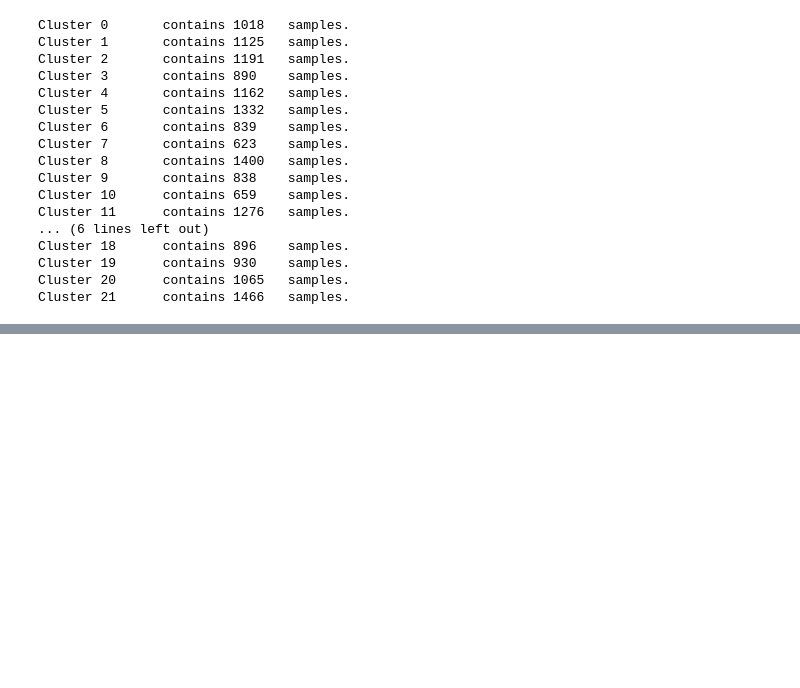
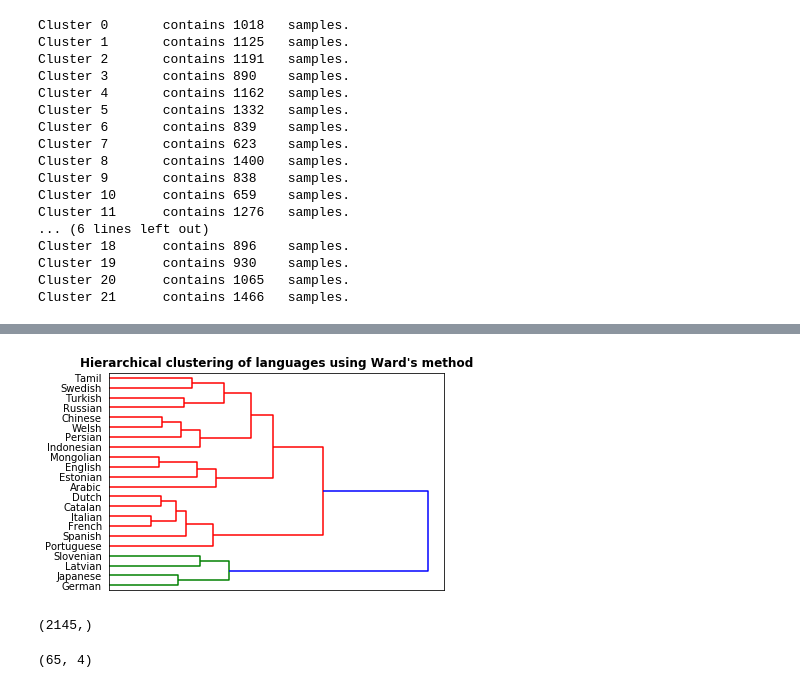
Before and after one commit to larswe/introductory-applied-machine-learning, a Jupyter notebook: Coursework 2/templates/Untitled.ipynb, the cells around one changed output, grey strips where cells are left out. Drawn from its saved outputs; the diff is of its cells as text; code cells hidden in the pictures; blank space fills up the shorter version.

```diff
--- a/Coursework 2/templates/Untitled.ipynb
+++ b/Coursework 2/templates/Untitled.ipynb
@@ -573,0 +630,7 @@ Cluster 21      contains 1466   samples.
+# %%
+dendrogram(hc_linkage_mat, orientation="right", labels=languages)
+plt.tick_params("both", which="both", bottom=False, top=False, labelbottom=False)
+plt.title("Hierarchical clustering of languages using Ward's method", weight="bold")
+plt.show()
+# %% [output]
+[figure, added]
@@ -573,0 +647,11 @@ Cluster 21      contains 1466   samples.
+# %%
+extended_means = np.array(extended_means)
+extended_mean_dists = pdist(extended_means)
+extended_mean_dists.shape # Upper triangular 66x66, flattened, 65*66/2
+# %% [output]
+(2145,)
+# %%
+hc_linkage_mat = hierarchy.ward(extended_mean_dists)
+hc_linkage_mat.shape
+# %% [output]
+(65, 4)
```
Also changed, not shown: parts of 16 cells of this notebook, 5 other files.
